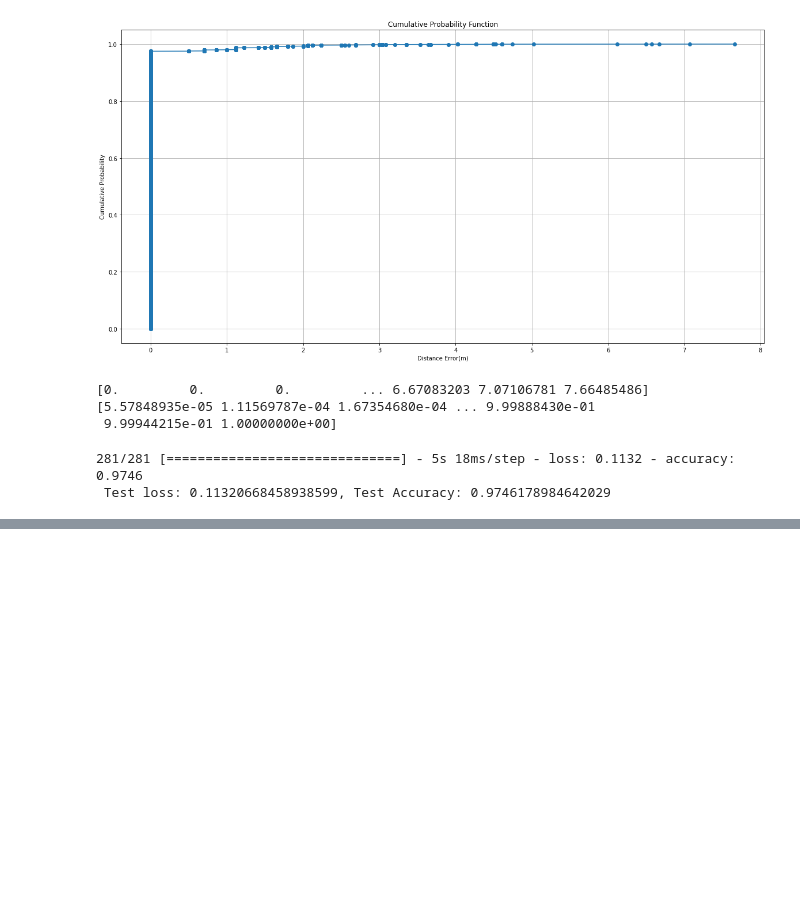
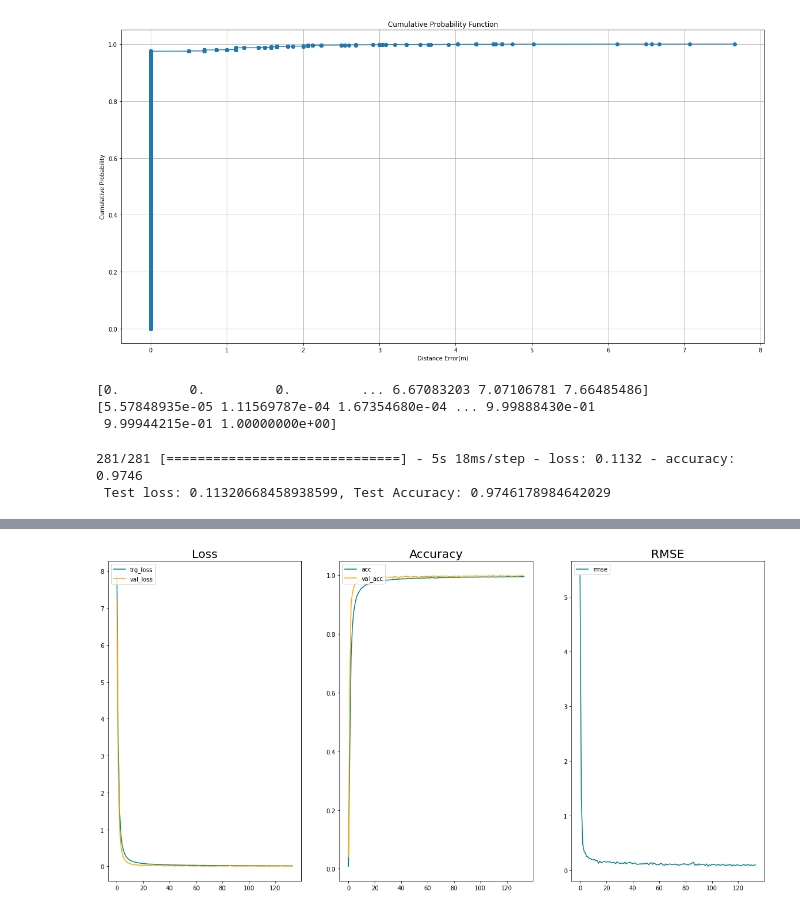
Before and after one commit to jinyangp/dso_localisation, a Jupyter notebook: mpri/mpri_final.ipynb, the cells around one changed output, grey strips where cells are left out. Cells and saved outputs as stored; diff of their text form; code cells hidden in the pictures; blank space fills up the shorter version.

```diff
--- a/mpri/mpri_final.ipynb
+++ b/mpri/mpri_final.ipynb
@@ -948,0 +1341,2 @@ print(f' Test loss: {test_loss}, Test Accuracy: {test_acc}')
+# %%
+mpri_model3 = MPRI_model3()
@@ -948,0 +1361,3 @@ print(f' Test loss: {test_loss}, Test Accuracy: {test_acc}')
+# %%
+# Train model
+trg_results3 = mpri_model3.train_model()
@@ -948,0 +1382,32 @@ print(f' Test loss: {test_loss}, Test Accuracy: {test_acc}')
+# %%
+loss3 = trg_results3.history['loss']
+loss3 = [v for i,v in enumerate(loss3) if i % 3 == 0]
+acc3 = trg_results3.history['accuracy']
+acc3 = [v for i,v in enumerate(acc3) if i % 3 == 0]
+val_loss3 = trg_results3.history['val_loss']
+val_acc3 = trg_results3.history['val_accuracy']
+rmse3 = trg_results3.history['rmse']
+epochs3 = [i for i in range(len(rmse3))]
+# %%
+import matplotlib.pyplot as plt
+
+plt.rcParams['figure.figsize'] = [20, 10]
+fig, axs = plt.subplots(1,3)
+
+axs[0].plot(epochs3, loss3, color='teal', label='trg_loss')
+axs[0].plot(epochs3, val_loss3, color='orange', label='val_loss')
+axs[0].legend(loc='upper left')
+axs[0].set_title('Loss', fontsize=20)
+
+axs[1].plot(epochs3, acc3, color='teal', label='acc')
+axs[1].plot(epochs3, val_acc3, color='orange', label='val_acc')
+axs[1].legend(loc='upper left')
+axs[1].set_title('Accuracy', fontsize=20)
+
+axs[2].plot(epochs3, rmse3, color='teal', label='rmse')
+axs[2].legend(loc='upper left')
+axs[2].set_title('RMSE', fontsize=20)
+
+plt.show()
+# %% [output]
+[figure, added]
```
Also changed, not shown: parts of 17 cells of this notebook, 1 other file.
